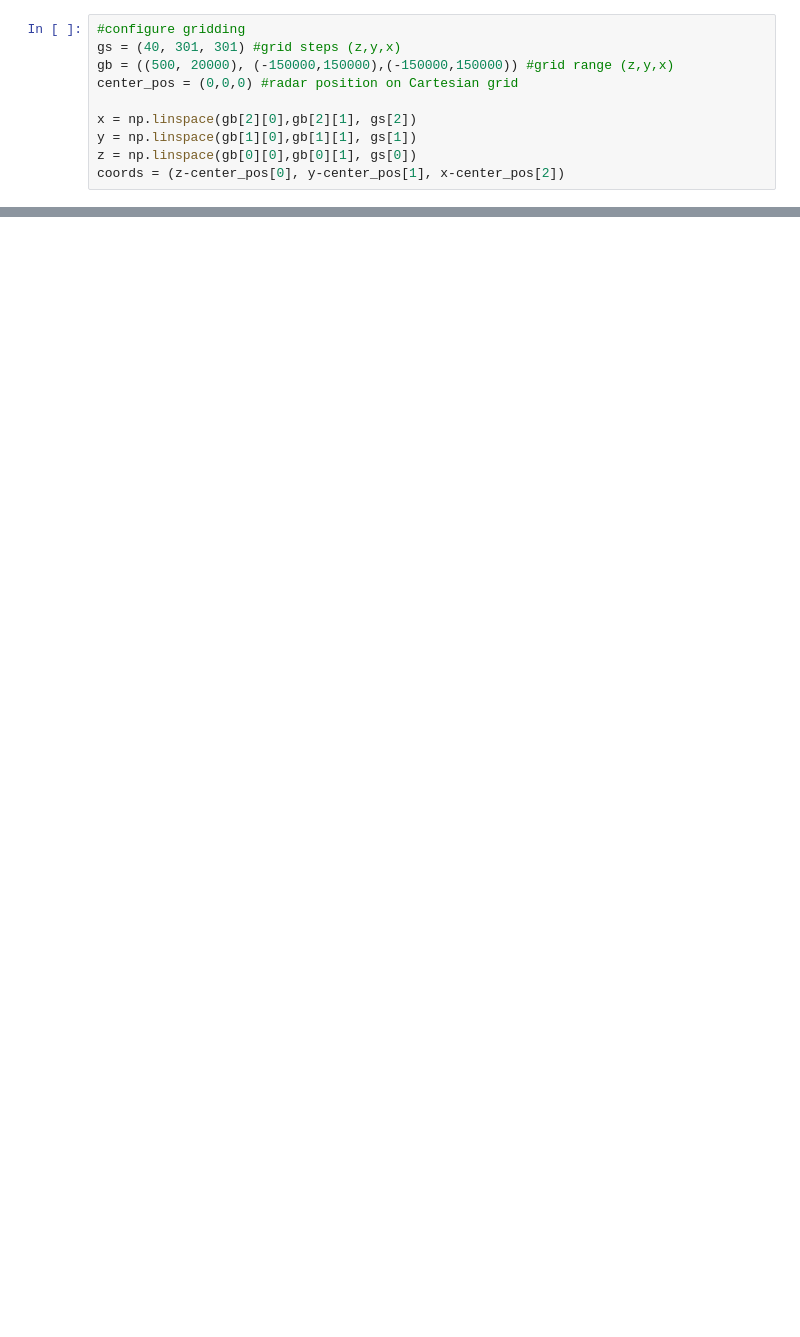
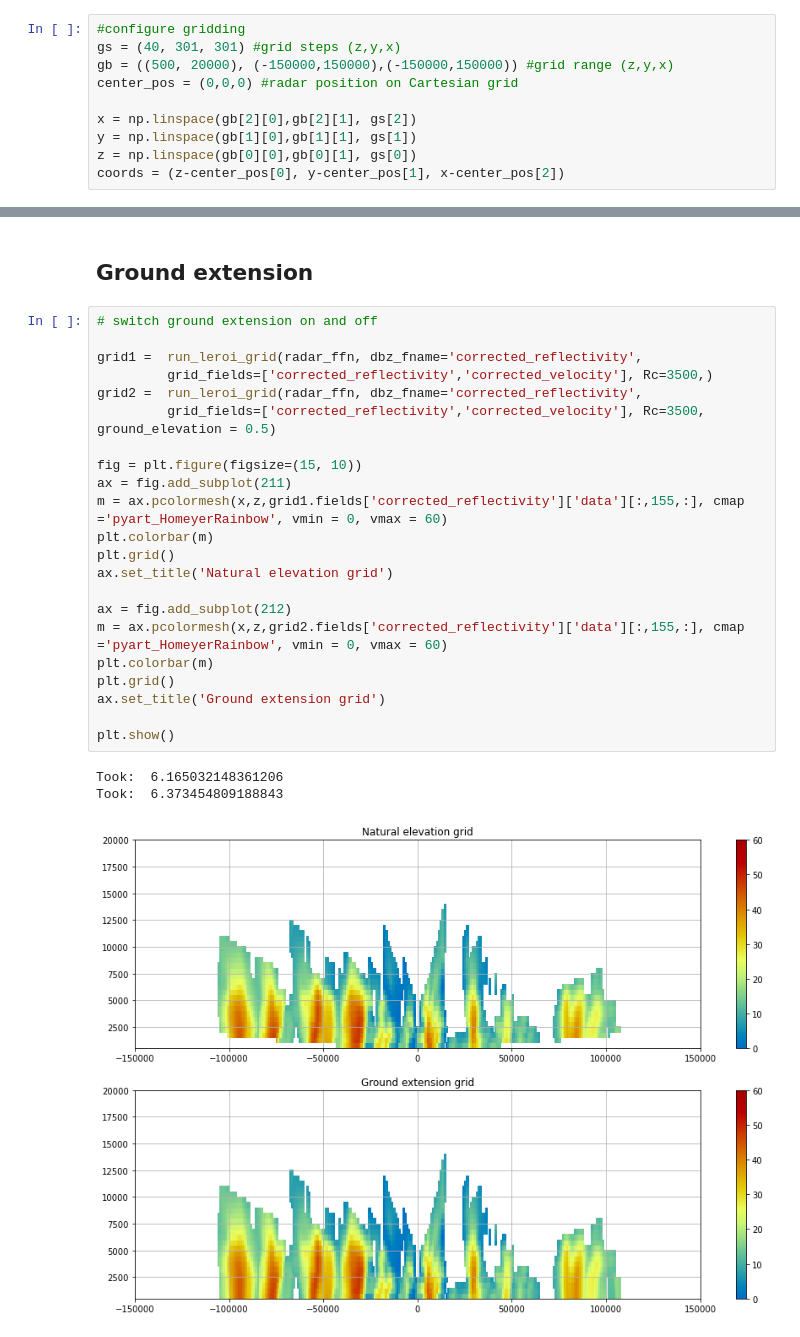
Before and after one commit to jordanbrook/leroi, a Jupyter notebook: notebook/leroi_demonstration.ipynb, the cells around one changed output, grey strips where cells are left out. Saved outputs shown, nothing was run; the diff lists cells and outputs as text; blank space fills up the shorter version.

```diff
--- a/notebook/leroi_demonstration.ipynb
+++ b/notebook/leroi_demonstration.ipynb
@@ -169,0 +186,28 @@ Text(0.5, 1.0, 'Different (more-less) reflectivity grid')
+# %% [markdown]
+## Ground extension
+# %%
+# switch ground extension on and off
+
+grid1 =  run_leroi_grid(radar_ffn, dbz_fname='corrected_reflectivity',
+         grid_fields=['corrected_reflectivity','corrected_velocity'], Rc=3500,)
+grid2 =  run_leroi_grid(radar_ffn, dbz_fname='corrected_reflectivity',
+         grid_fields=['corrected_reflectivity','corrected_velocity'], Rc=3500, ground_elevation = 0.5)
+
+fig = plt.figure(figsize=(15, 10))
+ax = fig.add_subplot(211)
+m = ax.pcolormesh(x,z,grid1.fields['corrected_reflectivity']['data'][:,155,:], cmap ='pyart_HomeyerRainbow', vmin = 0, vmax = 60)
+plt.colorbar(m)
+plt.grid()
+ax.set_title('Natural elevation grid')
+
+ax = fig.add_subplot(212)
+m = ax.pcolormesh(x,z,grid2.fields['corrected_reflectivity']['data'][:,155,:], cmap ='pyart_HomeyerRainbow', vmin = 0, vmax = 60)
+plt.colorbar(m)
+plt.grid()
+ax.set_title('Ground extension grid')
+
+plt.show()
+# %% [output]
+Took:  6.165032148361206
+Took:  6.373454809188843
+[figure, added]
```
Also changed, not shown: parts of 8 cells of this notebook, 1 other file.
